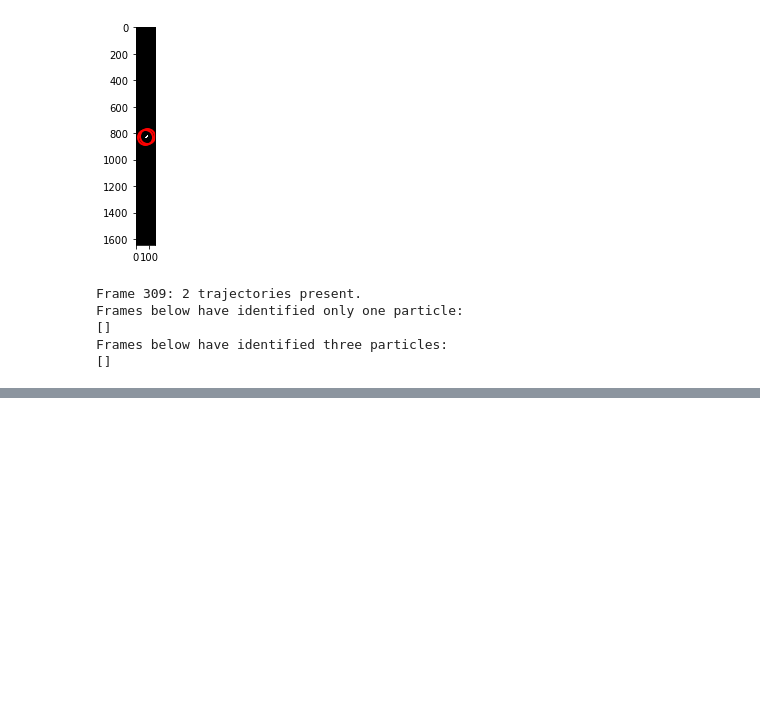
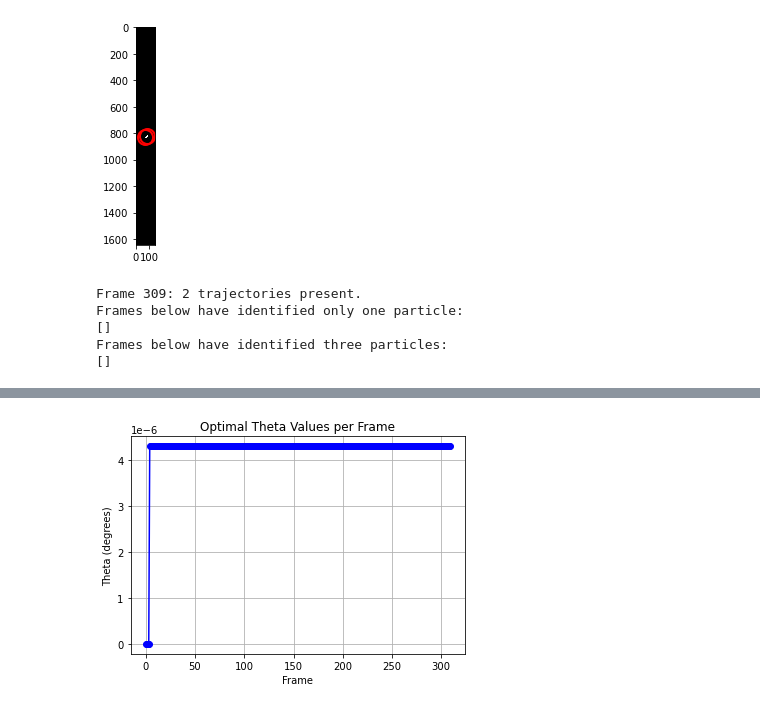
Before and after one commit to Mingxuan-Liu/Sedimentation-Analysis, a Jupyter notebook: polar_modeling.ipynb, the cells around one changed output, grey strips where cells are left out. Drawn from its saved outputs; the diff is of its cells as text; code cells hidden in the pictures; blank space fills up the shorter version.

```diff
--- a/polar_modeling.ipynb
+++ b/polar_modeling.ipynb
@@ -64,3 +65,35 @@ plt.show()
 # %% [output]
 [interactive output not drawn]
 [interactive output not drawn]
+# %%
+config_name = "dimer-st-cu"
+p = create_particle(config_name)
+# Initial guess for the rotation angle
+initial_theta = 0
+# List to store the optimal theta values
+optimal_thetas = []
+
+# Loop through frames
+for fr in range(len(frames)):
+    # Get the experimental image
+    cropped_image = crop_image(frames[fr], 36, 36, params)
+
+    # Find the optimal rotation angle
+    optimal_theta = optimize_rotation_angle(
+        initial_theta, p, cropped_image, 10, 36, 36
+    )
+
+    # Use the found optimal rotation angle as the initial guess for the next frame
+    initial_theta = optimal_theta
+    # Append the optimal theta to the list
+    optimal_thetas.append(optimal_theta)
+
+# Plotting the optimal theta values
+plt.plot(optimal_thetas, marker='o', linestyle='-', color='b')
+plt.title('Optimal Theta Values per Frame')
+plt.xlabel('Frame')
+plt.ylabel('Theta (degrees)')
+plt.grid(True)
+plt.show()
+# %% [output]
+[figure, added]
```
Also changed, not shown: parts of 1 cell of this notebook, 1 other file.
